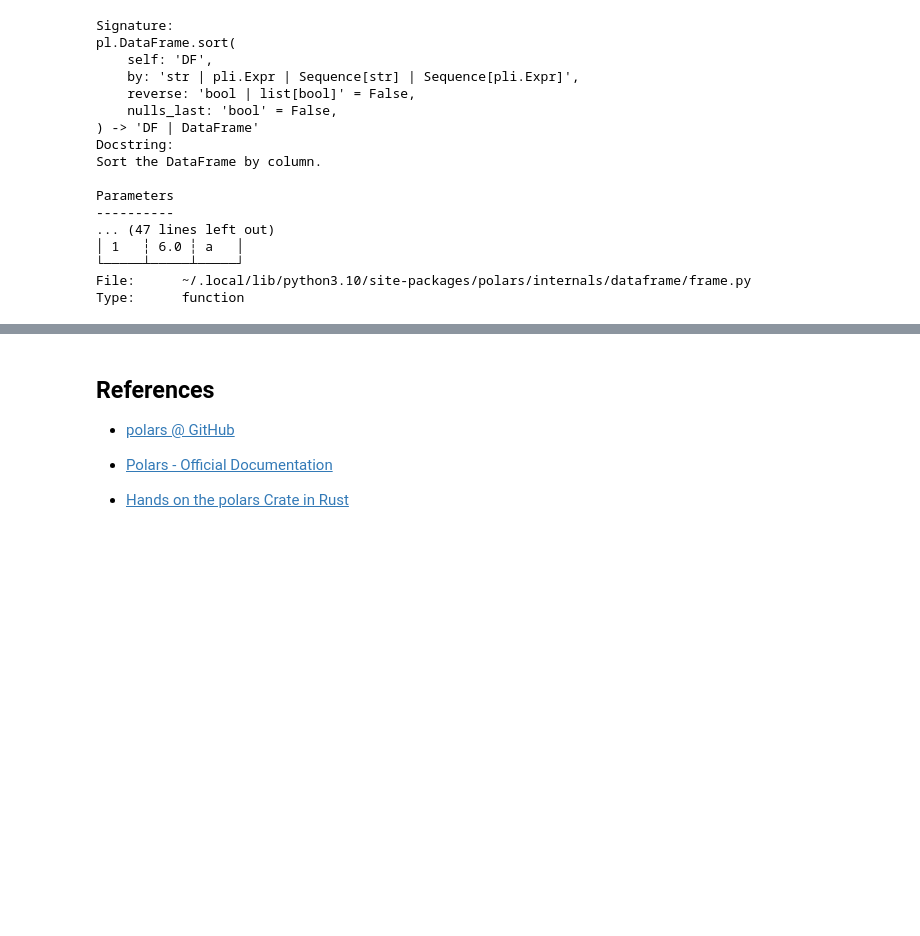
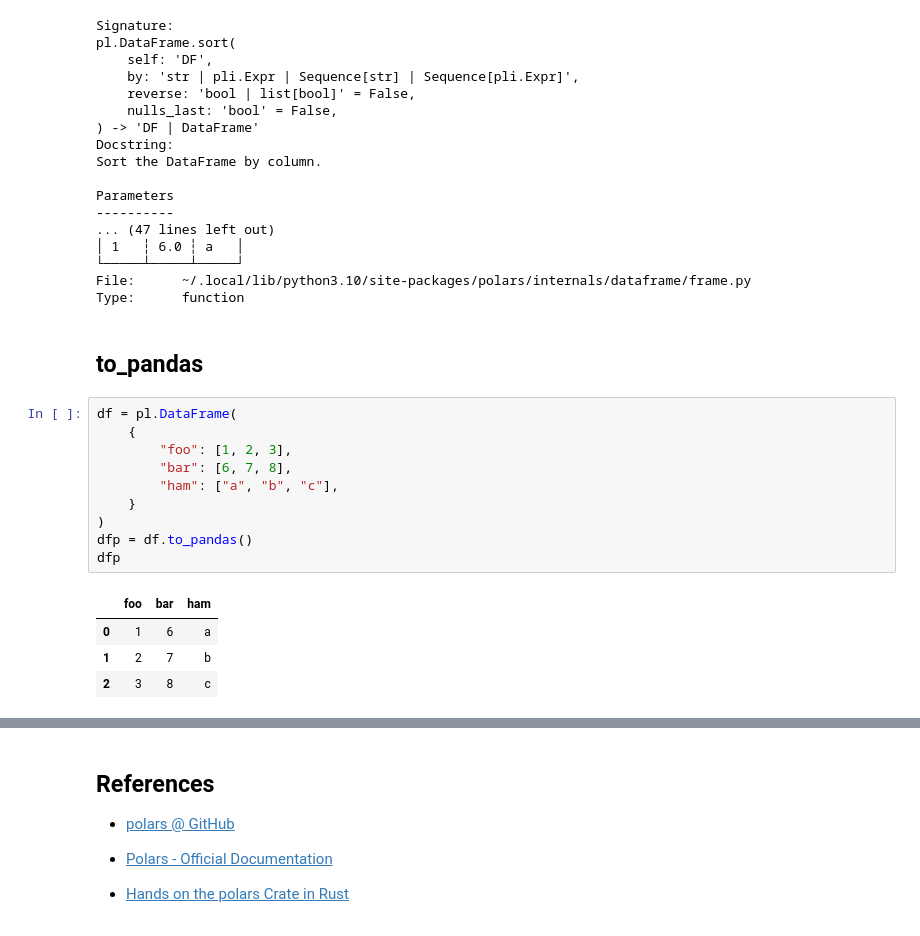
Before and after one commit to legendu-net/blog, a Jupyter notebook: misc/content/2021/10/python-polars/python-polars.ipynb, the cells around one changed output, grey strips where cells are left out. Cells and saved outputs as stored; diff of their text form; blank space fills up the shorter version.

```diff
--- a/misc/content/2021/10/python-polars/python-polars.ipynb
+++ b/misc/content/2021/10/python-polars/python-polars.ipynb
@@ -535,3 +545,20 @@ Parameters
 └─────┴─────┴─────┘
 File:      ~/.local/lib/python3.10/site-packages/polars/internals/dataframe/frame.py
 Type:      function
+# %% [markdown]
+## to_pandas
+# %%
+df = pl.DataFrame(
+    {
+        "foo": [1, 2, 3],
+        "bar": [6, 7, 8],
+        "ham": ["a", "b", "c"],
+    }
+)
+dfp = df.to_pandas()
+dfp
+# %% [output]
+|  | foo | bar | ham |
+| 0 | 1 | 6 | a |
+| 1 | 2 | 7 | b |
+| 2 | 3 | 8 | c |
```
Also changed, not shown: parts of 4 cells of this notebook, 4 other files.
